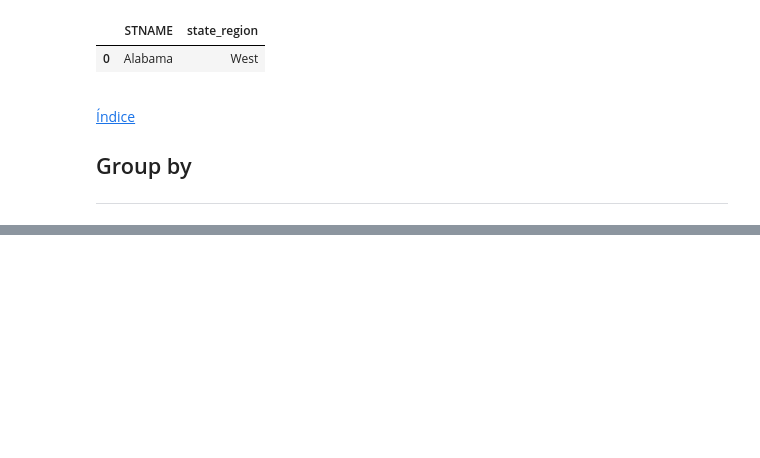
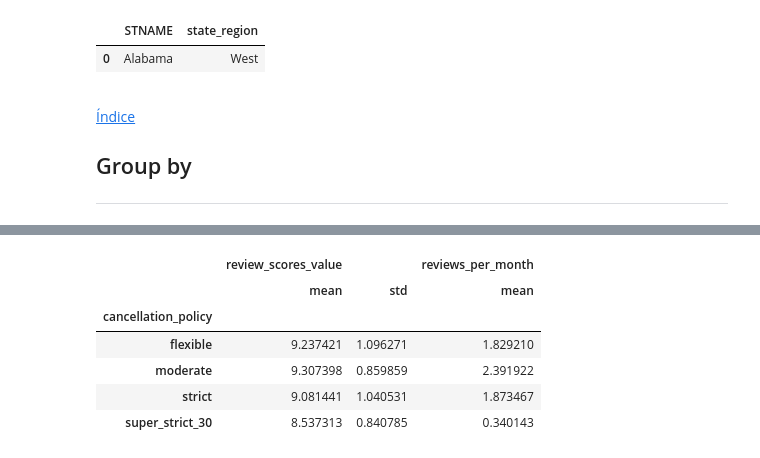
Before and after one commit to SantiGonzalezz/Applied-Data-Science-with-Python, a Jupyter notebook: 1. Introduction to Data Science in Python/Week 3/Pandas 2.ipynb, the cells around one changed output, grey strips where cells are left out. Saved outputs shown, nothing was run; the diff lists cells and outputs as text; code cells hidden in the pictures; blank space fills up the shorter version.

```diff
--- a/1. Introduction to Data Science in Python/Week 3/Pandas 2.ipynb
+++ b/1. Introduction to Data Science in Python/Week 3/Pandas 2.ipynb
@@ -422,0 +551,3 @@ import pandas as pd
+# %%
+df = pd.read_csv('datasets/listings.csv')
+df.head(1)
@@ -422,0 +575,11 @@ import pandas as pd
+# %%
+df.groupby('cancellation_policy').agg({'review_scores_value': ['mean', 'std'],
+                                       'reviews_per_month': ['mean']})
+# %% [output]
+|  | review_scores_value |  | reviews_per_month |
+|  | mean | std | mean |
+| cancellation_policy |  |  |  |
+| flexible | 9.237421 | 1.096271 | 1.829210 |
+| moderate | 9.307398 | 0.859859 | 2.391922 |
+| strict | 9.081441 | 1.040531 | 1.873467 |
+| super_strict_30 | 8.537313 | 0.840785 | 0.340143 |
```
Also changed, not shown: parts of 32 cells of this notebook.
